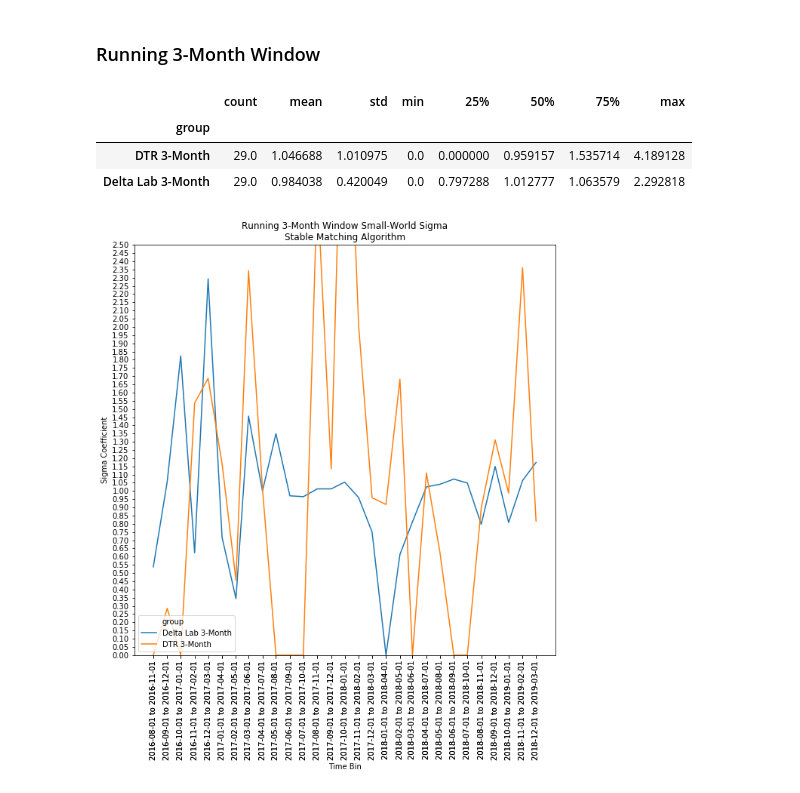
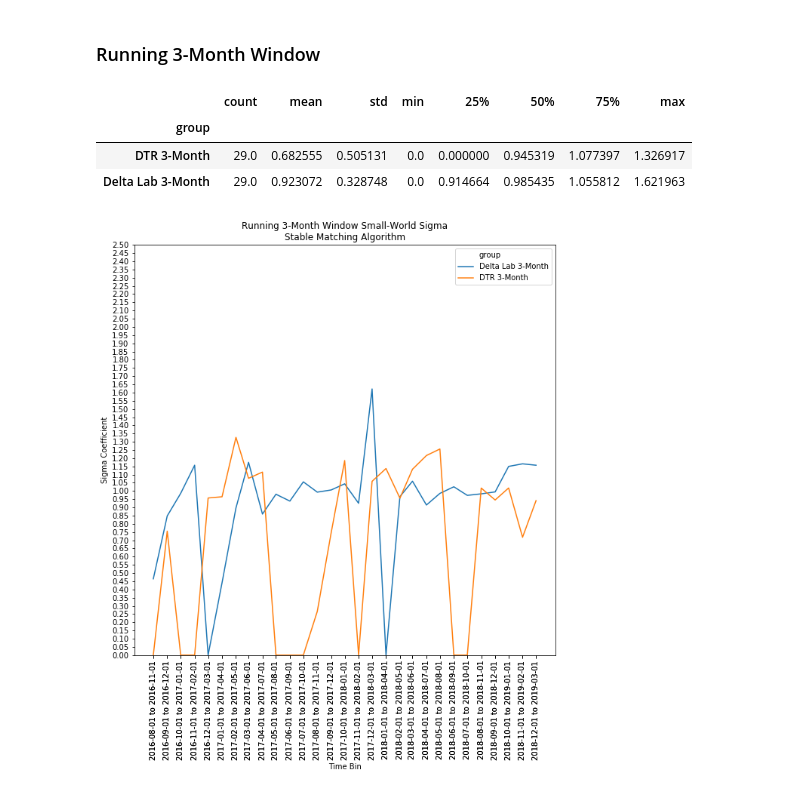
Before and after one commit to NUDelta/pair-research-matching-alg, a Jupyter notebook: network_analysis/NetworkAnalysis.ipynb, the cells around one changed output. Cells and saved outputs as stored; diff of their text form; code cells hidden in the pictures.

```diff
--- a/network_analysis/NetworkAnalysis.ipynb
+++ b/network_analysis/NetworkAnalysis.ipynb
@@ -475,4 +497,7 @@ delta_dtr_affinities_tasks.replace({'value': value_mappings}, inplace=True)
 # %%
+# get persons for each group
+delta_dtr_people = delta_dtr_affinities_tasks[['groupId', 'helperId']].drop_duplicates().reset_index(drop=True)
+
 # create a group-person-token-rating df
 delta_dtr_token_ratings = pd.DataFrame()
 
@@ -1615,7 +1660,7 @@ start_date = pd.to_datetime('2016-08-01', unit='ns').strftime('%Y-%m-%d')
 end_date = pd.to_datetime('2019-03-01', unit='ns').strftime('%Y-%m-%d')
 
 niter = 100
-nrand = 1
+nrand = 10
 
 # create timebins
 monthly_time_list = list(pd.date_range(start=start_date, end=end_date, freq='MS'))
@@ -1759,21 +1804,21 @@ plot_data_stable_3month.groupby('group')['sigma'].describe()
 # %% [output]
 |  | count | mean | std | min | 25% | 50% | 75% | max |
 | group |  |  |  |  |  |  |  |  |
-| DTR 3-Month | 29.0 | 1.046688 | 1.010975 | 0.0 | 0.000000 | 0.959157 | 1.535714 | 4.189128 |
-| Delta Lab 3-Month | 29.0 | 0.984038 | 0.420049 | 0.0 | 0.797288 | 1.012777 | 1.063579 | 2.292818 |
+| DTR 3-Month | 29.0 | 0.682555 | 0.505131 | 0.0 | 0.000000 | 0.945319 | 1.077397 | 1.326917 |
+| Delta Lab 3-Month | 29.0 | 0.923072 | 0.328748 | 0.0 | 0.914664 | 0.985435 | 1.055812 | 1.621963 |
 # %%
 fig = plt.subplots(figsize=(10, 10))
 ax = sns.lineplot(x='time_start', y='sigma', hue='group', data=plot_data_stable_3month)
 ax.set_title('Running 3-Month Window Small-World Sigma\nStable Matching Algorithm')
 ax.set_xlabel('Time Bin')
 ax.set_ylabel('Sigma Coefficient')
 
 ax.set_ylim(0, 1.5)
 ax.set_yticks(np.arange(0, 2.55, 0.05))
-ax.set_xticks(plot_data_3month['time_start'])
-ax.set_xticklabels(labels=plot_data_3month['label'], rotation=90);
+ax.set_xticks(plot_data_stable_3month['time_start'])
+ax.set_xticklabels(labels=plot_data_stable_3month['label'], rotation=90);
 # %% [output]
-[figure, old version]
+[figure, new version]
 # %%
 fig = plt.subplots(figsize=(10, 10))
 ax = sns.boxplot(x='group', y='sigma', hue='algorithm',
```
Also changed, not shown: parts of 35 cells of this notebook.
